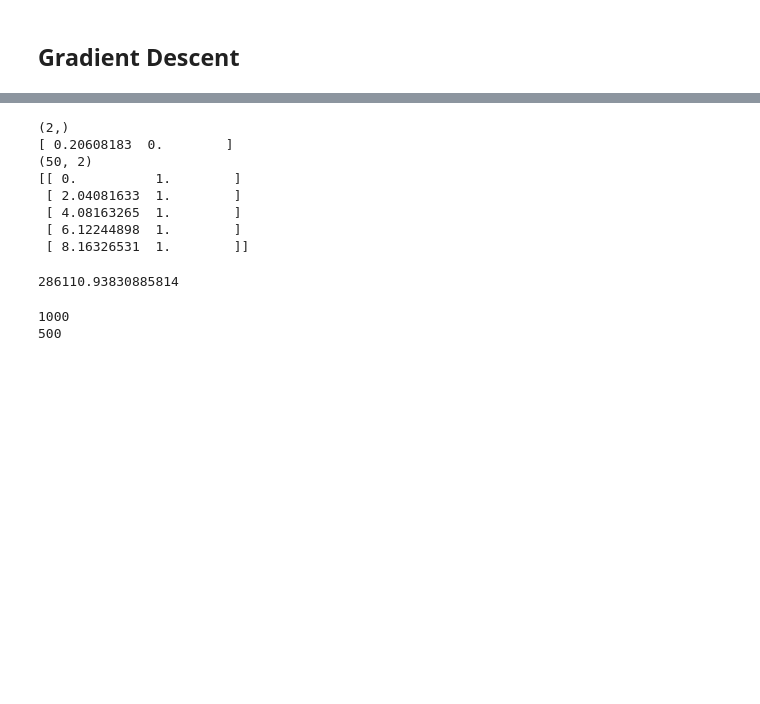
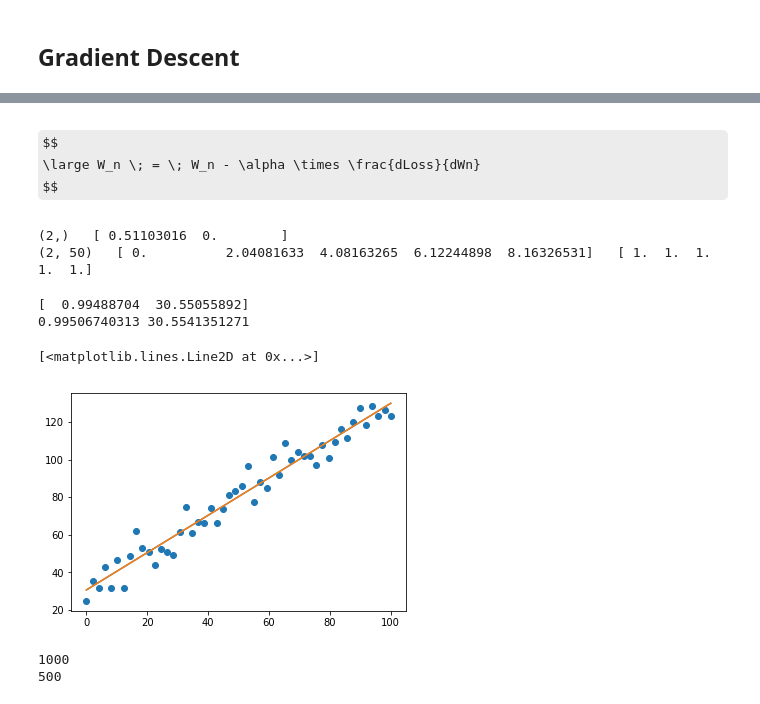
Before and after one commit to mijies/notebooks, a Jupyter notebook: Snippets.ipynb, the cells around one changed output, grey strips where cells are left out. Cells and saved outputs as stored; diff of their text form; code cells hidden in the pictures; some formulas as TeX source; blank space fills up the shorter version.

Commit message:
Gradient descent against Least Squares Method added

```diff
--- a/Snippets.ipynb
+++ b/Snippets.ipynb
@@ -66,28 +81,17 @@ array([ 0.09159293,  0.37066555,  0.06735907,  0.57240177])
+# %% [markdown]
+$$
+\large W_n \; = \; W_n - \alpha \times \frac{dLoss}{dWn}
+$$
 # %%
-learning_rate = 0.01
-num_steps = 500
-t = y
+learning_rate = 0.00001
+num_steps = 50000
 
 w = np.random.rand()
-b = np.zeros(1)
-W = np.array([w,b])
-print(W.shape)
-print(W)
-X = np.array([x, np.ones(len(x))]).transpose(1,0)
-print(X.shape)
-print(X[0:5])
+bias = np.zeros(1)
+W = np.array([w,bias]).transpose()
+print(W.shape, ' ', W)
+X = np.array([x, np.ones(len(x))])
+print(X.shape, ' ', X[0,0:5], ' ', X[1,0:5])
 # %% [output]
-(2,)
-[ 0.20608183  0.        ]
-(50, 2)
-[[ 0.          1.        ]
- [ 2.04081633  1.        ]
- [ 4.08163265  1.        ]
- [ 6.12244898  1.        ]
- [ 8.16326531  1.        ]]
+(2,)   [ 0.51103016  0.        ]
+(2, 50)   [ 0.          2.04081633  4.08163265  6.12244898  8.16326531]   [ 1.  1.  1.  1.  1.]
-# %%
-y = np.dot(W, X.transpose())
-Loss = sum((y - t)**2)
-Loss
-# %% [output]
-286110.93830885814
@@ -96,3 +98,23 @@ Loss
+# %%
+for step in range(num_steps):
+    y = np.dot(W, X)
+#     Loss = sum((y - t)**2)/len(x)
+#     W[0] += learning_rate * sum((t - y)*X[0])/len(x)
+#     W[1] += learning_rate * sum((t - y)*X[1])/len(x)
+    W += np.dot((t - y), X.transpose()) * learning_rate
+print(W)
+print(a, b) # Least Squares Method
+# %% [output]
+[  0.99488704  30.55055892]
+0.99506740313 30.5541351271
+# %%
+b = t_mean - a*x_mean
+plt.scatter(x, t)
+plt.plot(x, y)
+plt.plot(x, a*x + b)
+# %% [output]
+[<matplotlib.lines.Line2D at 0x...>]
+[figure, added]
 # %%
 class hoge:
     def __init__(self, x):
```
Also changed, not shown: parts of 12 cells of this notebook, 1 other file.
